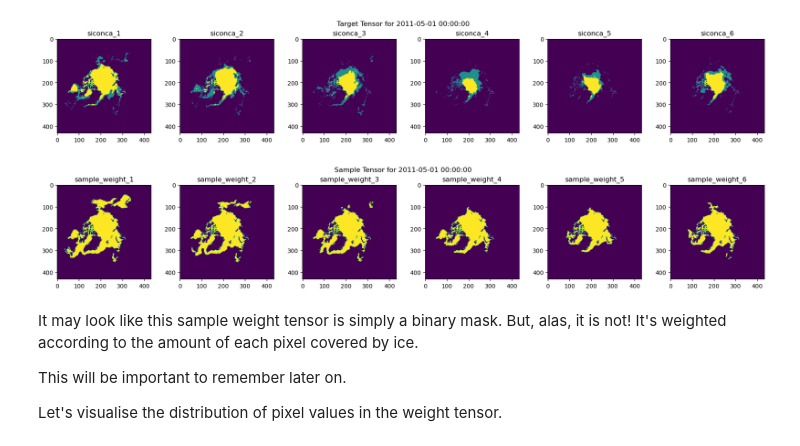
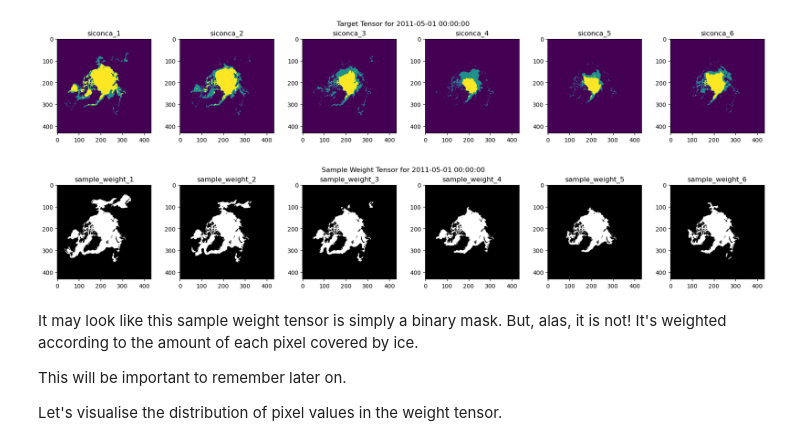
Before and after one commit to ampersandmcd/icenet-gan, a Jupyter notebook: notebooks/2_data.ipynb, the cells around one changed output. Cells and saved outputs as stored; diff of their text form; code cells hidden in the pictures.

```diff
--- a/notebooks/2_data.ipynb
+++ b/notebooks/2_data.ipynb
@@ -620,16 +620,16 @@ plt.show()
 # %%
 # note that the numbers associated to sample weights are leads
 # and correspond to the leads of the target tensor
 w_variables = [f"sample_weight_{i}" for i in range(1, 7)]
 fig, ax = plt.subplots(1, 6, figsize=(18, 3))
 for i in range(6):
-    ax[i].imshow(sample_weight.squeeze(axis=2)[:, :, i])
+    ax[i].imshow(sample_weight.squeeze(axis=2)[:, :, i], cmap="binary_r")
     ax[i].set_title(w_variables[i])
 plt.suptitle(f"Sample Weight Tensor for {train_dataset.all_forecast_IDs[0]}")
 plt.tight_layout()
 plt.show()
 # %% [output]
-[figure, old version]
+[figure, new version]
 # %% [markdown]
 It may look like this sample weight tensor is simply a binary mask. But, alas, it is not! It's weighted according to the amount of each pixel covered by ice.
 
```
Also changed, not shown: 3 other files.
